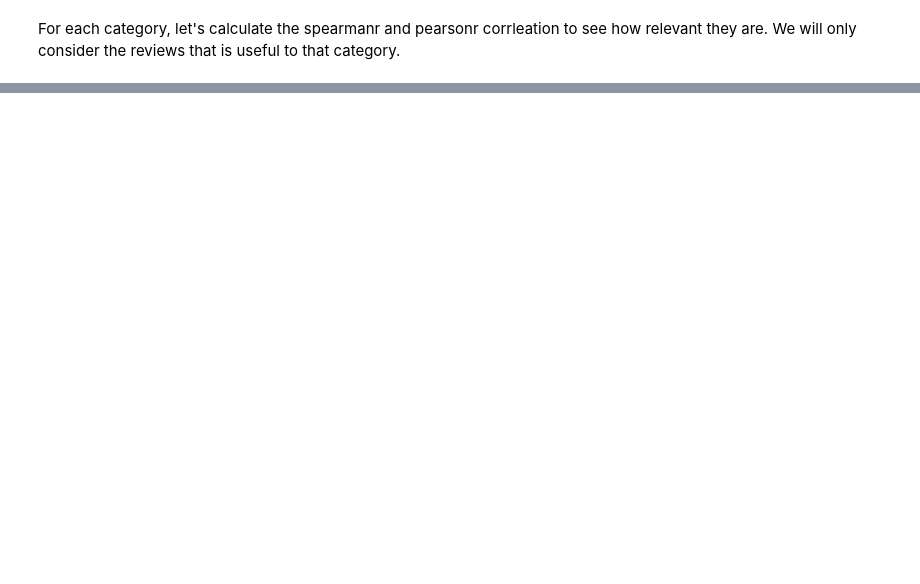
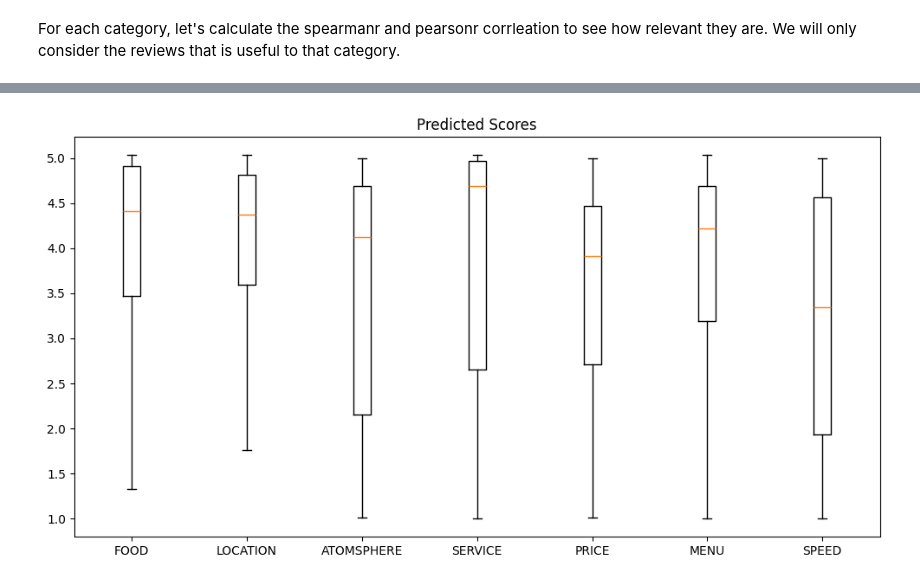
Before and after one commit to Decycle/RestaurantReviews, a Jupyter notebook: models/decoder_inference.ipynb, the cells around one changed output, grey strips where cells are left out. Drawn from its saved outputs; the diff is of its cells as text; code cells hidden in the pictures; blank space fills up the shorter version.

```diff
--- a/models/decoder_inference.ipynb
+++ b/models/decoder_inference.ipynb
@@ -328,0 +335,16 @@ plt.show()
+# %%
+# Let's see the box plot of ratings for each category
+fig = plt.figure(figsize=(12, 6))
+
+for i, category in enumerate(categories):
+    mask = review_mask[i]
+    predicated_scores = review_scores[i][mask].cpu()
+    real_scores = actual_scores[mask]
+
+    plt.boxplot(predicated_scores, positions=[i], showfliers=False)
+
+plt.xticks(range(len(categories)), categories)
+plt.title("Predicted Scores")
+plt.show()
+# %% [output]
+[figure, added]
```
Also changed, not shown: parts of 10 cells of this notebook.
